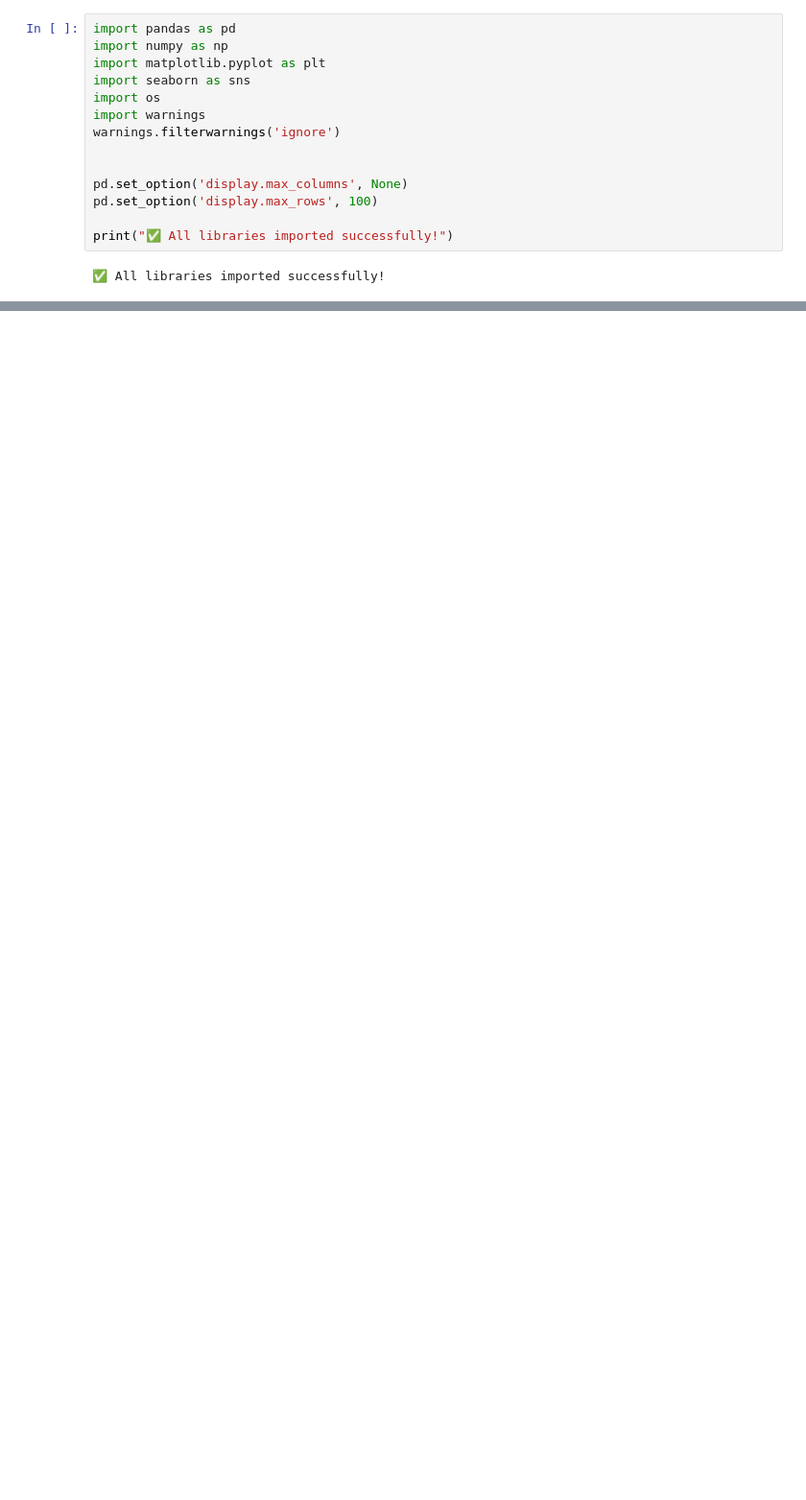
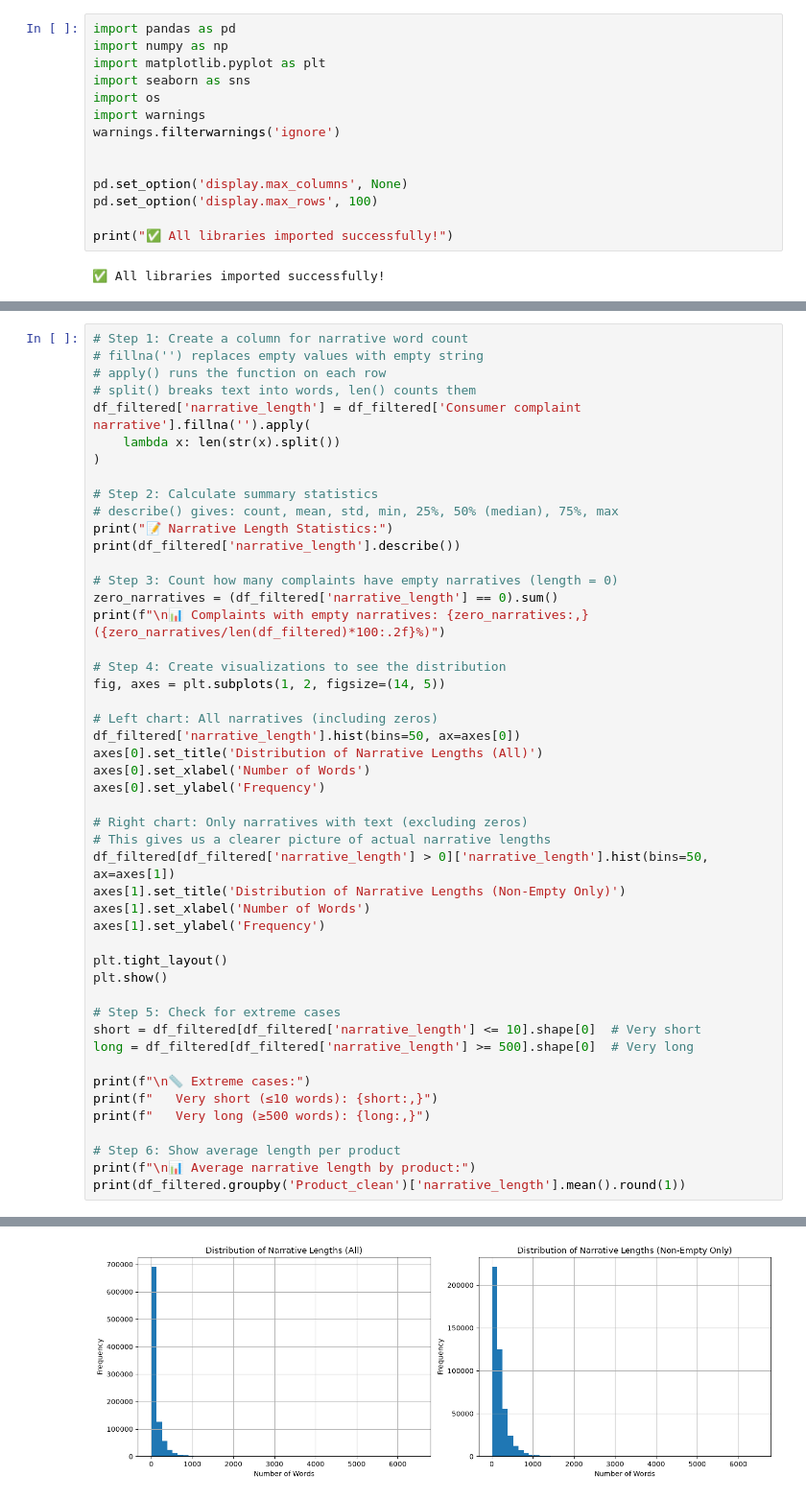
Before and after one commit to leesol1878/rag-complaint-chatbot, a Jupyter notebook: notebooks/01_eda_and_preprocessing.ipynb, the cells around one changed output, grey strips where cells are left out. Shown at 96% size. Saved outputs shown, nothing was run; the diff lists cells and outputs as text; blank space fills up the shorter version.

```diff
--- a/notebooks/01_eda_and_preprocessing.ipynb
+++ b/notebooks/01_eda_and_preprocessing.ipynb
@@ -30,0 +249,49 @@ NameError: name 'df' is not defined
+# %%
+# Step 1: Create a column for narrative word count
+# fillna('') replaces empty values with empty string
+# apply() runs the function on each row
+# split() breaks text into words, len() counts them
+df_filtered['narrative_length'] = df_filtered['Consumer complaint narrative'].fillna('').apply(
+    lambda x: len(str(x).split())
+)
+
+# Step 2: Calculate summary statistics
+# describe() gives: count, mean, std, min, 25%, 50% (median), 75%, max
+print("📝 Narrative Length Statistics:")
+print(df_filtered['narrative_length'].describe())
+
+# Step 3: Count how many complaints have empty narratives (length = 0)
+zero_narratives = (df_filtered['narrative_length'] == 0).sum()
+print(f"\n📊 Complaints with empty narratives: {zero_narratives:,} ({zero_narratives/len(df_filtered)*100:.2f}%)")
+
+# Step 4: Create visualizations to see the distribution
+fig, axes = plt.subplots(1, 2, figsize=(14, 5))
+
+# Left chart: All narratives (including zeros)
+df_filtered['narrative_length'].hist(bins=50, ax=axes[0])
+axes[0].set_title('Distribution of Narrative Lengths (All)')
+axes[0].set_xlabel('Number of Words')
+axes[0].set_ylabel('Frequency')
+
+# Right chart: Only narratives with text (excluding zeros)
+# This gives us a clearer picture of actual narrative lengths
+df_filtered[df_filtered['narrative_length'] > 0]['narrative_length'].hist(bins=50, ax=axes[1])
+axes[1].set_title('Distribution of Narrative Lengths (Non-Empty Only)')
+axes[1].set_xlabel('Number of Words')
+axes[1].set_ylabel('Frequency')
+
+plt.tight_layout()
+plt.show()
+
+# Step 5: Check for extreme cases
+short = df_filtered[df_filtered['narrative_length'] <= 10].shape[0]  # Very short
+long = df_filtered[df_filtered['narrative_length'] >= 500].shape[0]  # Very long
+
+print(f"\n📏 Extreme cases:")
+print(f"   Very short (≤10 words): {short:,}")
+print(f"   Very long (≥500 words): {long:,}")
+
+# Step 6: Show average length per product
+print(f"\n📊 Average narrative length by product:")
+print(df_filtered.groupby('Product_clean')['narrative_length'].mean().round(1))
+# %% [output]
@@ -30,0 +310 @@ NameError: name 'df' is not defined
+[figure, added]
```
Also changed, not shown: parts of 11 cells of this notebook.
